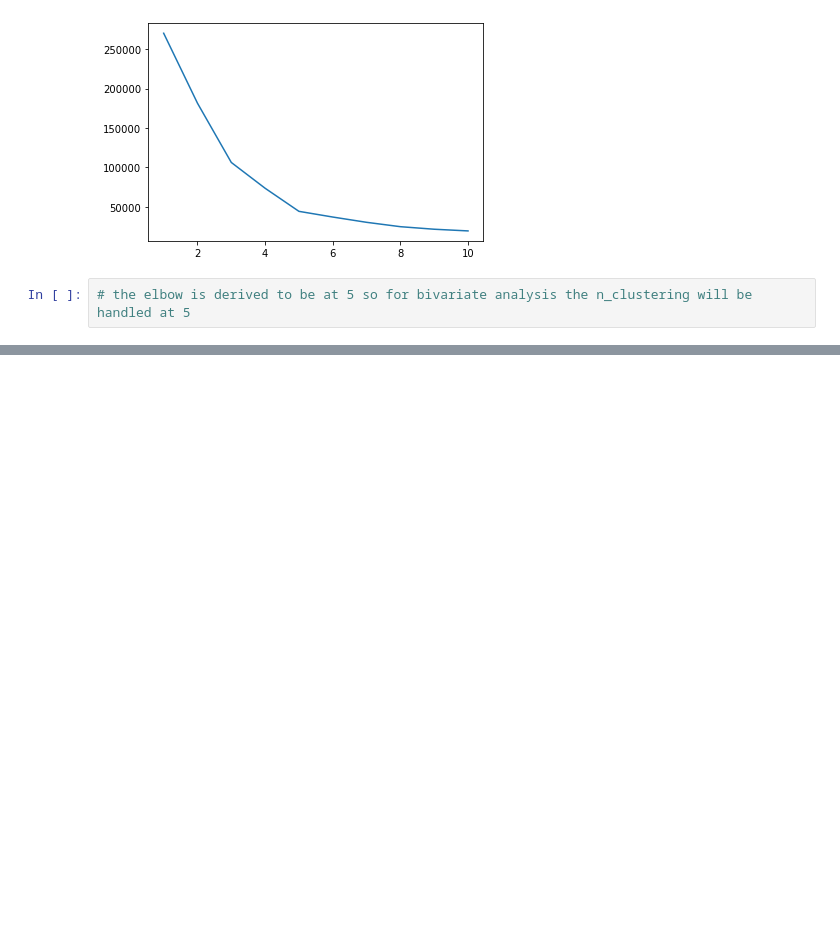
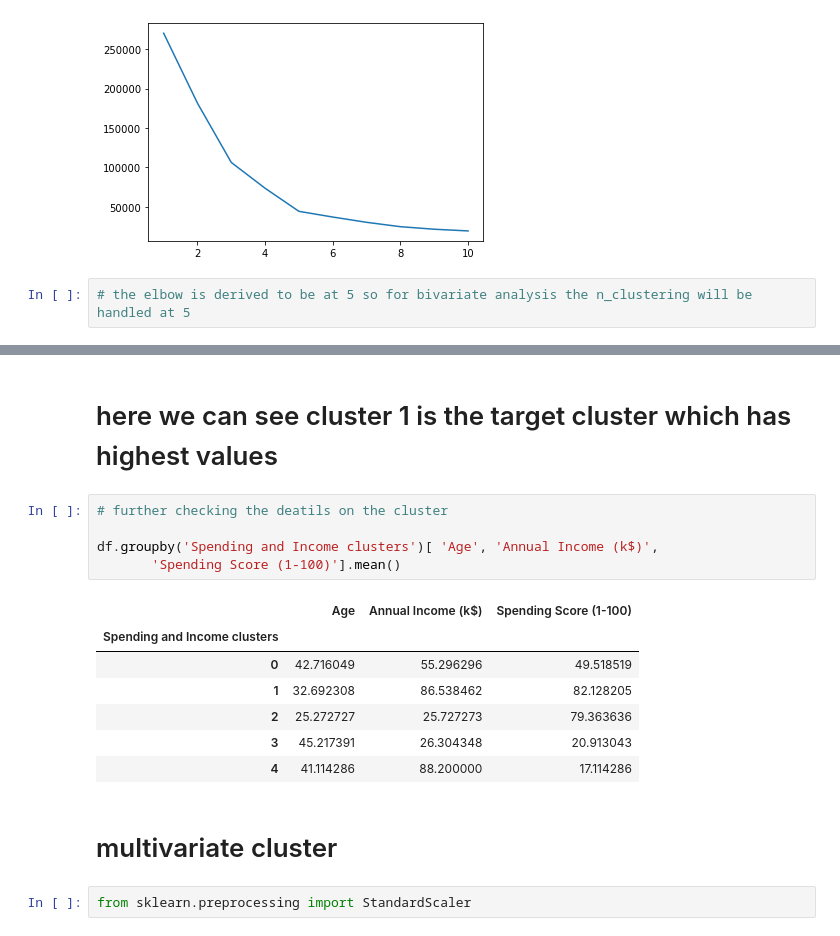
Before and after one commit to drigger091/Customer_segmentation-with-python, a Jupyter notebook: main.ipynb, the cells around one changed output, grey strips where cells are left out. Saved outputs shown, nothing was run; the diff lists cells and outputs as text; blank space fills up the shorter version.

```diff
--- a/main.ipynb
+++ b/main.ipynb
@@ -317,0 +343,19 @@ sns.scatterplot(data= df,x= 'Annual Income (k$)',y ='Spending Score (1-100)',hue
+# %% [markdown]
+# here we can see cluster 1 is the target cluster which has highest values
+# %%
+# further checking the deatils on the cluster
+
+df.groupby('Spending and Income clusters')[ 'Age', 'Annual Income (k$)',
+       'Spending Score (1-100)'].mean()
+# %% [output]
+|  | Age | Annual Income (k$) | Spending Score (1-100) |
+| Spending and Income clusters |  |  |  |
+| 0 | 42.716049 | 55.296296 | 49.518519 |
+| 1 | 32.692308 | 86.538462 | 82.128205 |
+| 2 | 25.272727 | 25.727273 | 79.363636 |
+| 3 | 45.217391 | 26.304348 | 20.913043 |
+| 4 | 41.114286 | 88.200000 | 17.114286 |
+# %% [markdown]
+# multivariate cluster
+# %%
+from sklearn.preprocessing import StandardScaler
```
Also changed, not shown: parts of 4 cells of this notebook.
